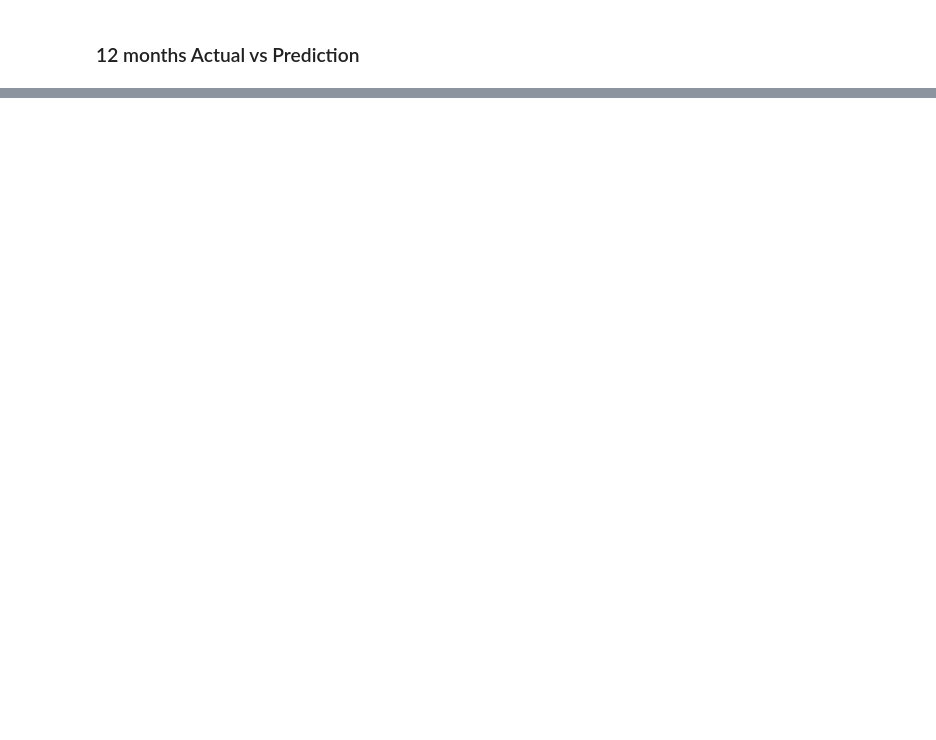
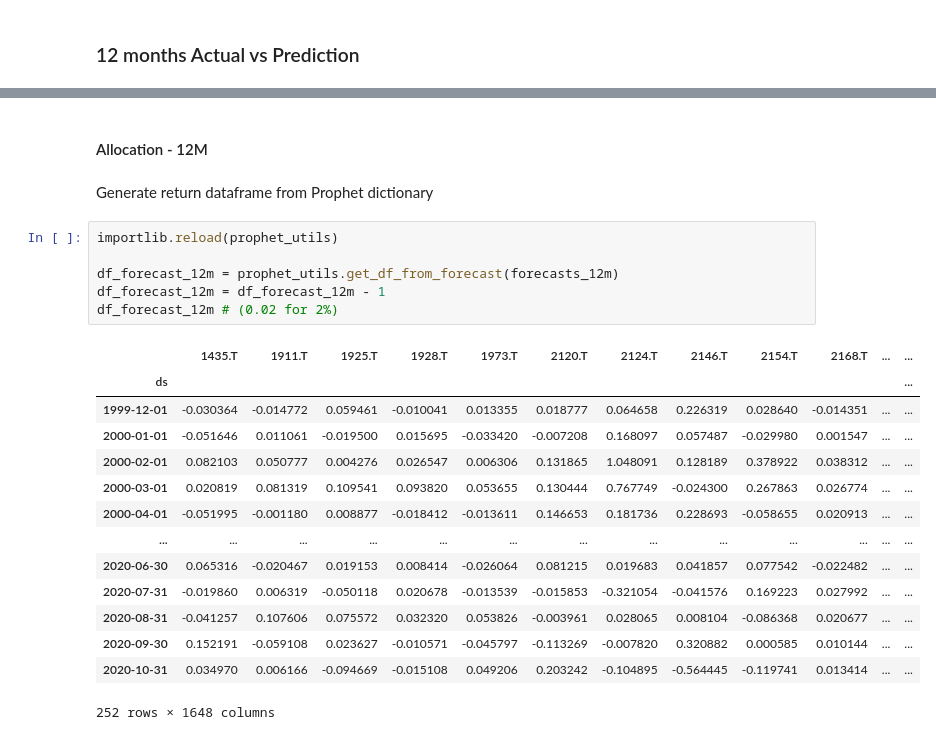
Before and after one commit to Herb-sh/sustainability_portfolio_optimisation, a Jupyter notebook: notebooks/4. portfolio_optimisation/4.1. Prophet/4.1.Prophet-univariate.ipynb, the cells around one changed output, grey strips where cells are left out. Saved outputs shown, nothing was run; the diff lists cells and outputs as text; blank space fills up the shorter version.

```diff
--- a/notebooks/4. portfolio_optimisation/4.1. Prophet/4.1.Prophet-univariate.ipynb
+++ b/notebooks/4. portfolio_optimisation/4.1. Prophet/4.1.Prophet-univariate.ipynb
@@ -104 +176,26 @@ plots.plot_lines_actual_vs_predicted(dataframe=df_pct, forecasts=forecasts_12m,
+# %% [markdown]
+#### Allocation - 12M
+# %% [markdown]
+Generate return dataframe from Prophet dictionary
+# %%
+importlib.reload(prophet_utils)
+
+df_forecast_12m = prophet_utils.get_df_from_forecast(forecasts_12m)
+df_forecast_12m = df_forecast_12m - 1
+df_forecast_12m # (0.02 for 2%)
+# %% [output]
+|  | 1435.T | 1911.T | 1925.T | 1928.T | 1973.T | 2120.T | 2124.T | 2146.T | 2154.T | 2168.T | ... | ... |
+| ds |  |  |  |  |  |  |  |  |  |  |  | ... |
+| 1999-12-01 | -0.030364 | -0.014772 | 0.059461 | -0.010041 | 0.013355 | 0.018777 | 0.064658 | 0.226319 | 0.028640 | -0.014351 | ... | ... |
+| 2000-01-01 | -0.051646 | 0.011061 | -0.019500 | 0.015695 | -0.033420 | -0.007208 | 0.168097 | 0.057487 | -0.029980 | 0.001547 | ... | ... |
+| 2000-02-01 | 0.082103 | 0.050777 | 0.004276 | 0.026547 | 0.006306 | 0.131865 | 1.048091 | 0.128189 | 0.378922 | 0.038312 | ... | ... |
+| 2000-03-01 | 0.020819 | 0.081319 | 0.109541 | 0.093820 | 0.053655 | 0.130444 | 0.767749 | -0.024300 | 0.267863 | 0.026774 | ... | ... |
+| 2000-04-01 | -0.051995 | -0.001180 | 0.008877 | -0.018412 | -0.013611 | 0.146653 | 0.181736 | 0.228693 | -0.058655 | 0.020913 | ... | ... |
+| ... | ... | ... | ... | ... | ... | ... | ... | ... | ... | ... | ... | ... |
+| 2020-06-30 | 0.065316 | -0.020467 | 0.019153 | 0.008414 | -0.026064 | 0.081215 | 0.019683 | 0.041857 | 0.077542 | -0.022482 | ... | ... |
+| 2020-07-31 | -0.019860 | 0.006319 | -0.050118 | 0.020678 | -0.013539 | -0.015853 | -0.321054 | -0.041576 | 0.169223 | 0.027992 | ... | ... |
+| 2020-08-31 | -0.041257 | 0.107606 | 0.075572 | 0.032320 | 0.053826 | -0.003961 | 0.028065 | 0.008104 | -0.086368 | 0.020677 | ... | ... |
+| 2020-09-30 | 0.152191 | -0.059108 | 0.023627 | -0.010571 | -0.045797 | -0.113269 | -0.007820 | 0.320882 | 0.000585 | 0.010144 | ... | ... |
+| 2020-10-31 | 0.034970 | 0.006166 | -0.094669 | -0.015108 | 0.049206 | 0.203242 | -0.104895 | -0.564445 | -0.119741 | 0.013414 | ... | ... |
+252 rows × 1648 columns
 # %%
```
Also changed, not shown: parts of 20 cells of this notebook, 16 other files.
